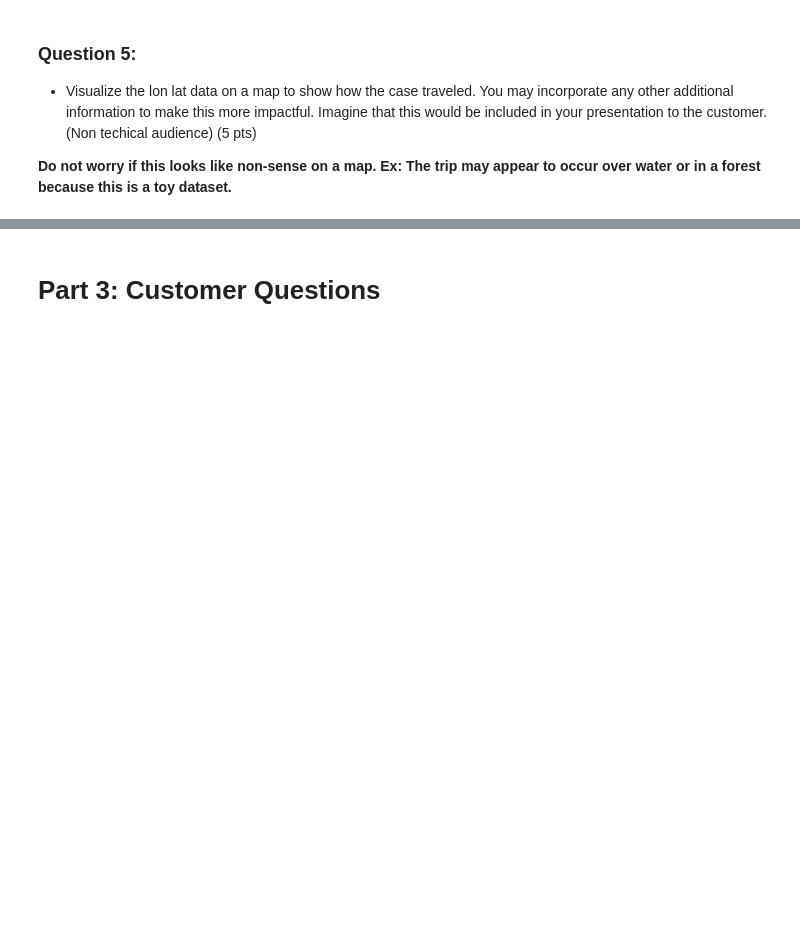
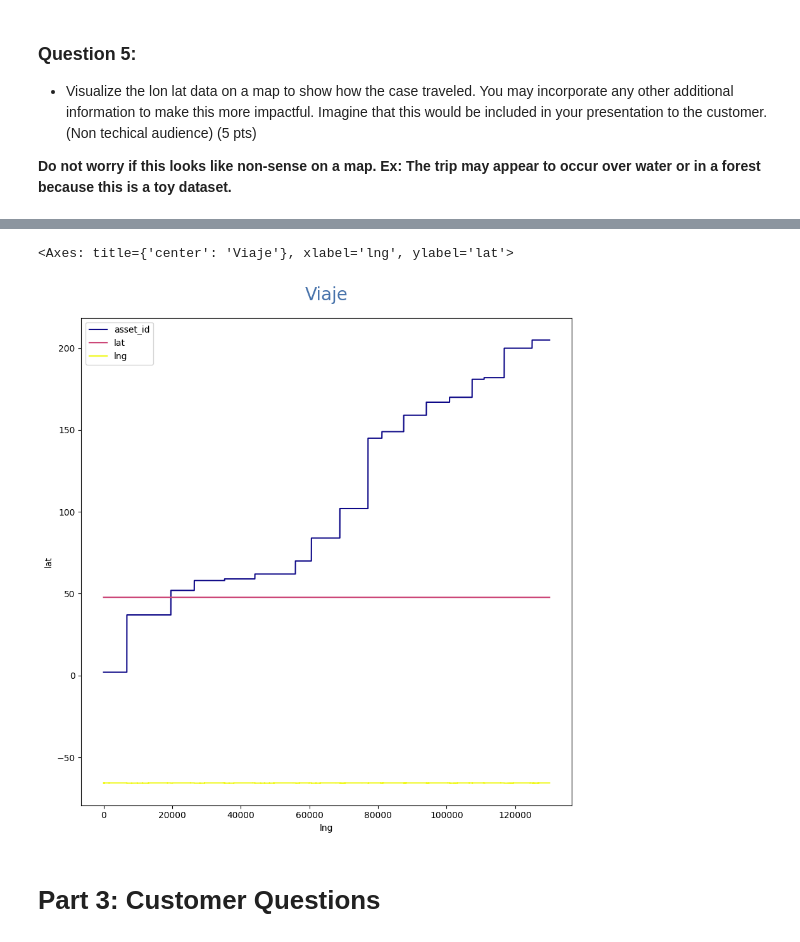
Before and after one commit to MarianaSosaTerrazas/DIPLOMADO_CIENCIA_MATEMATICA_2024-1, a Jupyter notebook: Data_Analyst_Assignment_1_MarianaSosa.ipynb, the cells around one changed output, grey strips where cells are left out. Drawn from its saved outputs; the diff is of its cells as text; code cells hidden in the pictures; blank space fills up the shorter version.

```diff
--- a/Data_Analyst_Assignment_1_MarianaSosa.ipynb
+++ b/Data_Analyst_Assignment_1_MarianaSosa.ipynb
@@ -240,0 +242,3 @@ Warning: total number of rows (130061) exceeds max_rows (20000). Limiting to fir
+# %%
+map_aux=df[['asset_id','lat','lng']]
+map_aux
@@ -241,3 +259,21 @@ Warning: total number of rows (130061) exceeds max_rows (20000). Limiting to fir
+# %%
+map_data=map_aux
+# %%
+# Control del tamaño de la figura del mapa
+fig, ax = plt.subplots(figsize=(10, 10))
+
+# Control del título y los ejes
+ax.set_title('Viaje',
+             pad = 20,
+             fontdict={'fontsize':20, 'color': '#4873ab'})
+ax.set_xlabel('lng')
+ax.set_ylabel('lat')
+
+# Mostrar el mapa finalizado
+map_data.plot(column='asset_id', cmap='plasma', ax=ax, zorder=5)
+# %% [output]
+<Axes: title={'center': 'Viaje'}, xlabel='lng', ylabel='lat'>
+[figure, added]
 # %% [markdown]
 # Part 3: Customer Questions
 # %% [markdown]
```
Also changed, not shown: parts of 3 cells of this notebook.
